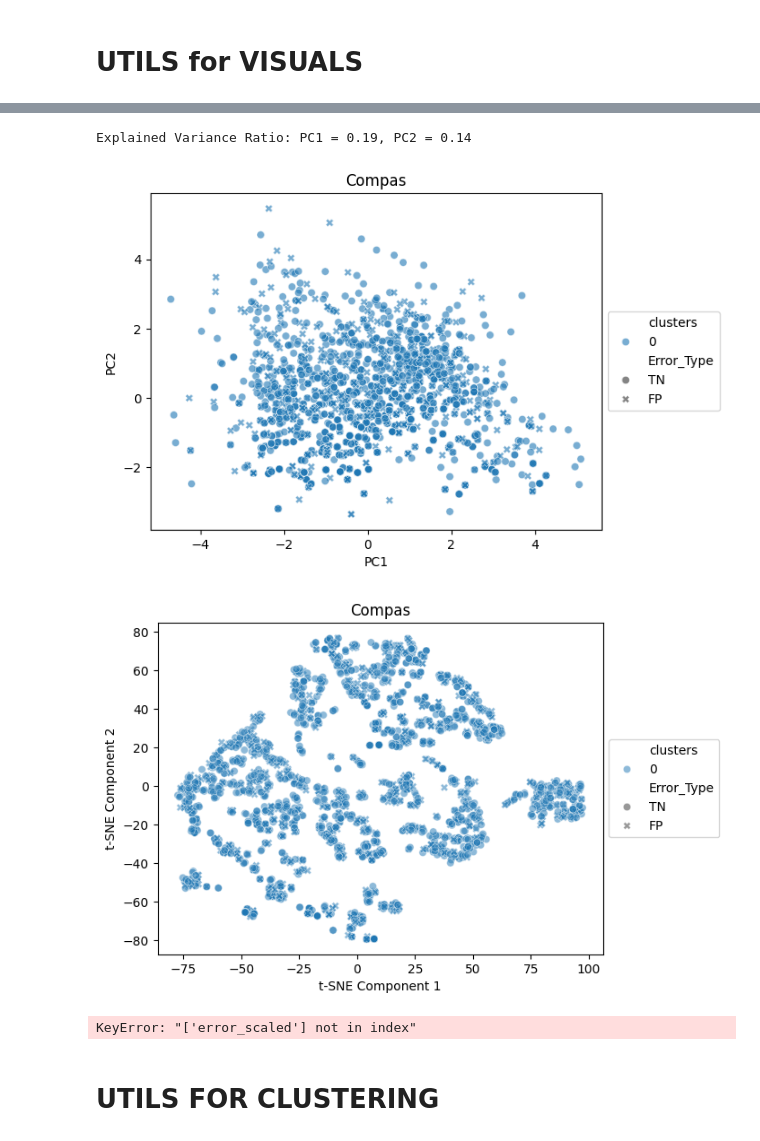
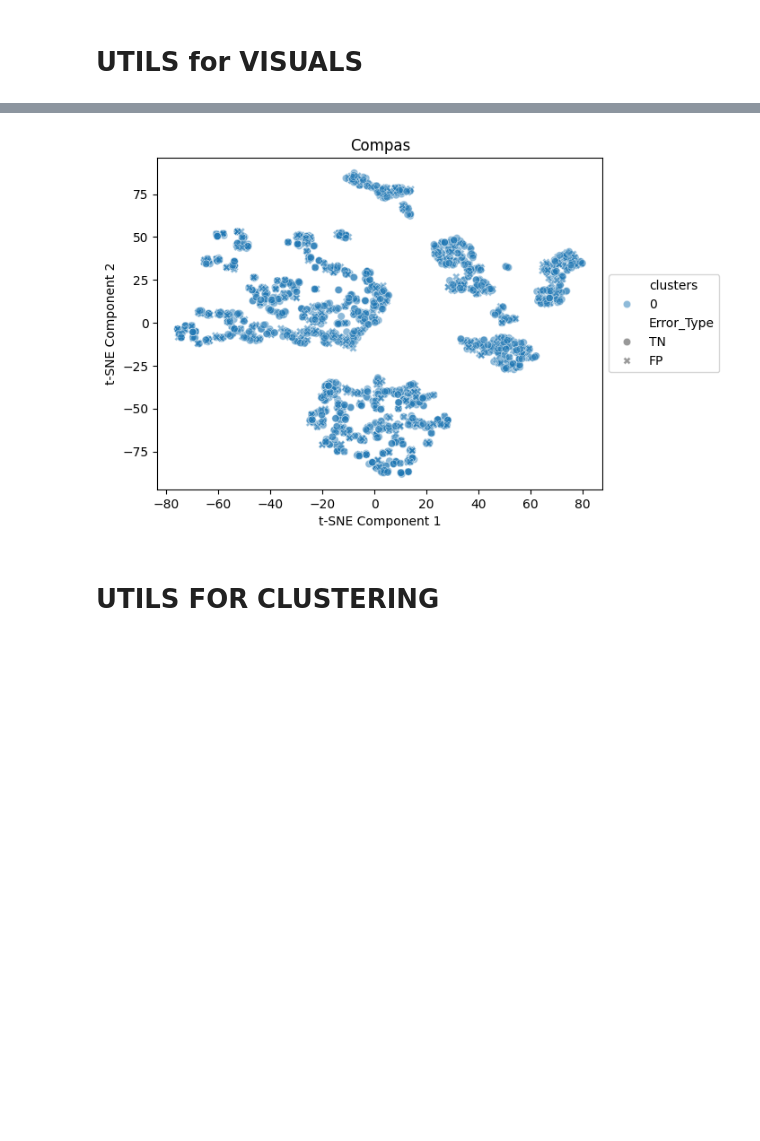
Before and after one commit to MDankloff/ClusterCompas, a Jupyter notebook: V2_COMPAS_Clustering_K_Means.ipynb, the cells around one changed output, grey strips where cells are left out. Drawn from its saved outputs; the diff is of its cells as text; code cells hidden in the pictures; blank space fills up the shorter version.

```diff
--- a/V2_COMPAS_Clustering_K_Means.ipynb
+++ b/V2_COMPAS_Clustering_K_Means.ipynb
@@ -264,19 +246,9 @@ Explained Variance Ratio: PC1 = 0.19, PC2 = 0.13
 # %%
 TN_FP = initialize_dataset(TNFP_data)
-pca_plot(TN_FP, 'Compas', 0.6)
+#pca_plot(TN_FP, 'Compas', 0.6)
 tsne_plot(TN_FP, 'Compas', 30, 200, 1000)
 # %% [output]
-Explained Variance Ratio: PC1 = 0.19, PC2 = 0.14
-[figure, old version]
+[figure, new version]
-[figure, removed]
-# %%
-TPFN_n_shap_w_error = TPFN_data.drop(SHAP_COL, axis=1)
-TNFP_n_shap_w_error = TNFP_data.drop(SHAP_COL, axis=1)
-
-TPFN_n_shap_n_error = TPFN_data.loc[:,BASIC_COL]
-TNFP_n_shap_n_error = TNFP_data.loc[:,BASIC_COL]
-# %% [output]
-KeyError: "['error_scaled'] not in index"
 # %% [markdown]
 # UTILS FOR CLUSTERING
 # %%
```
Also changed, not shown: parts of 27 cells of this notebook.
